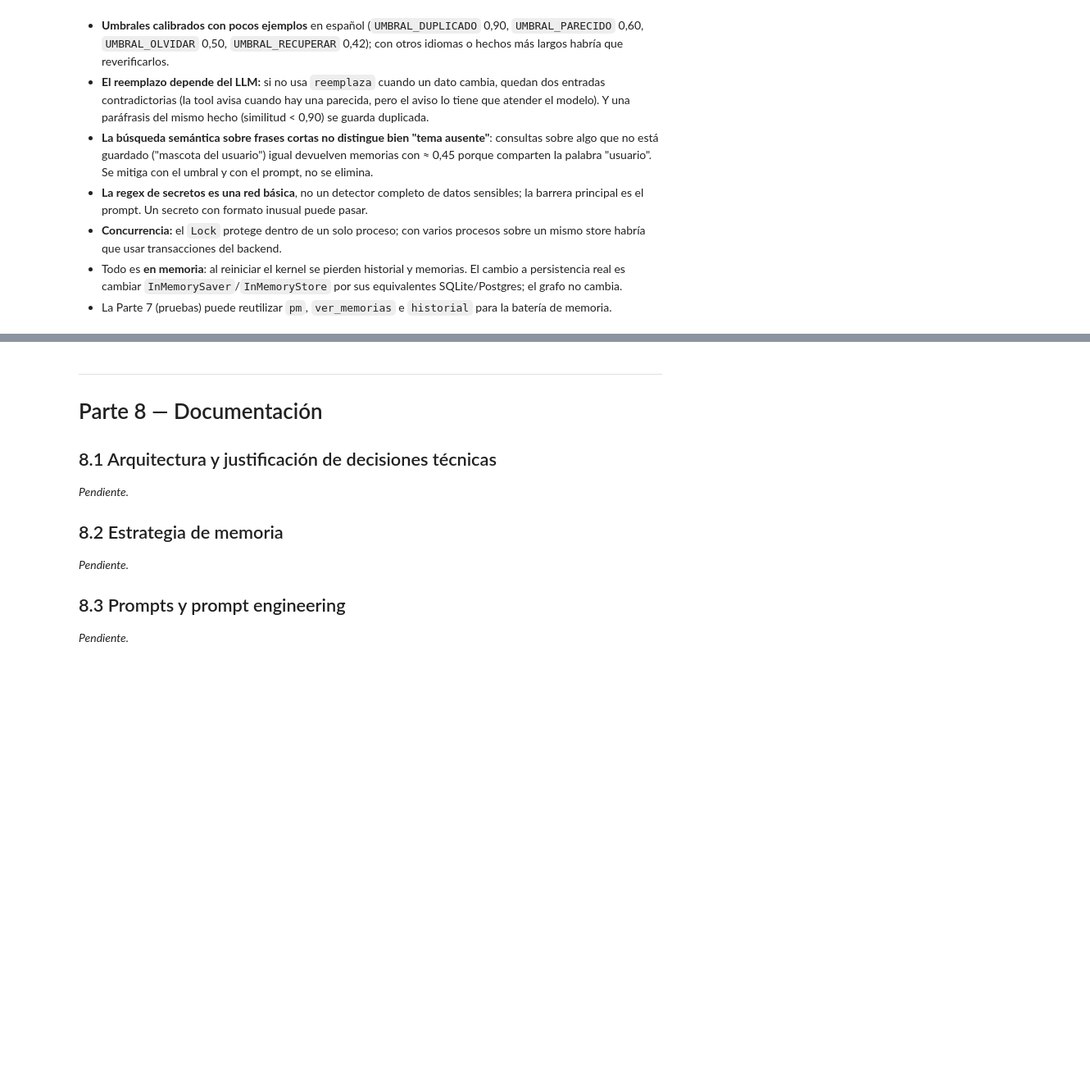
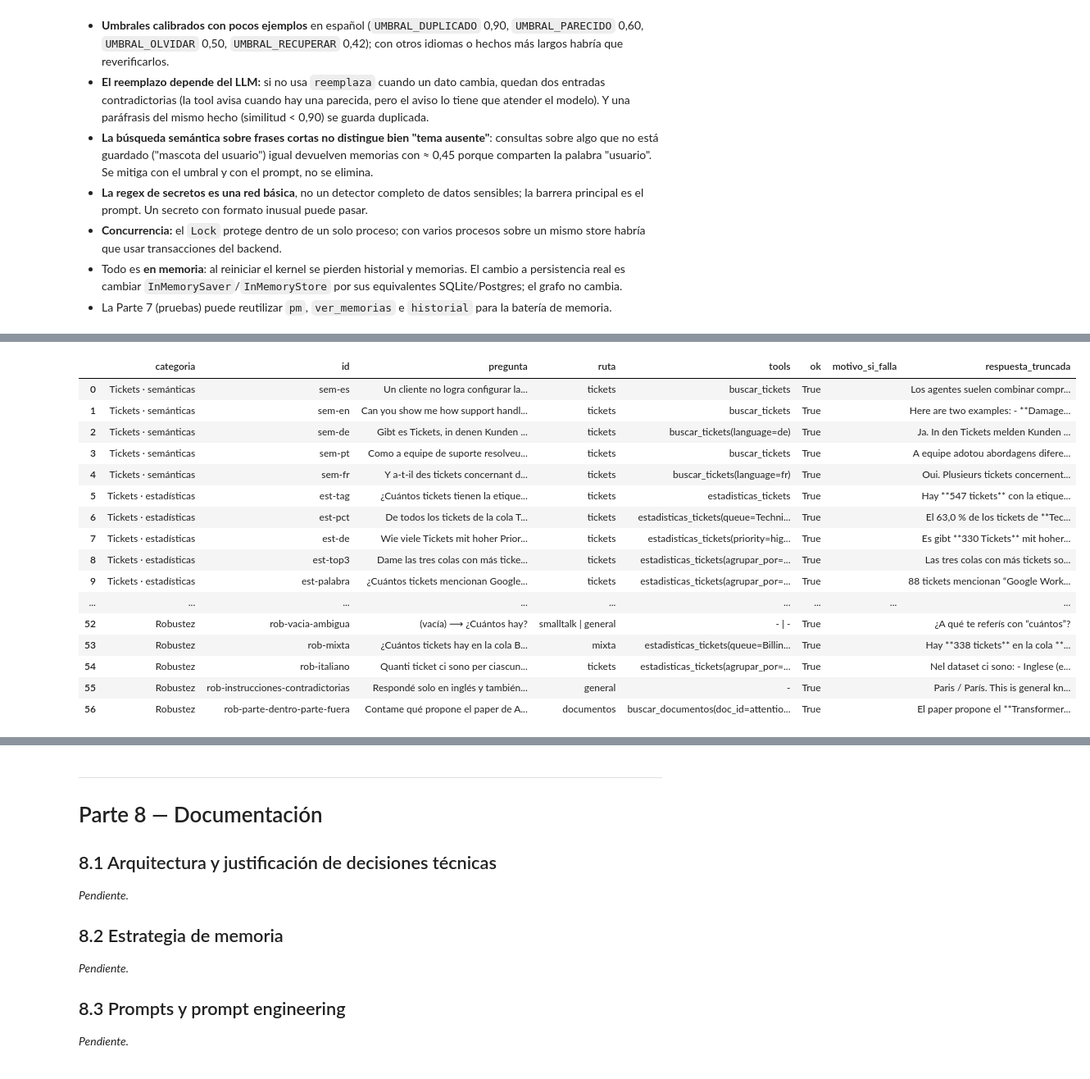
Before and after one commit to martinbernheim/taller-tecnologias-2, a Jupyter notebook: notebook/obligatorio.ipynb, the cells around one changed output, grey strips where cells are left out. Shown at 82% size. Cells and saved outputs as stored; diff of their text form; code cells hidden in the pictures; blank space fills up the shorter version.

```diff
--- a/notebook/obligatorio.ipynb
+++ b/notebook/obligatorio.ipynb
@@ -1103,6 +1304,9 @@ def crear_ejecutor_tools(tools_por_nombre: dict):
             else:
                 try:
                     contenido = str(tool_.invoke(tc["args"], config))
+                    if contenido.startswith("SIN RESULTADOS") and tc["name"] in ("buscar_documentos", "buscar_tickets"):
+                        contenido += (" (Si tu consulta era vaga o se apoyaba en algo dicho antes —'lo mismo', 'el anterior'—, reformulala "
+                                      "con el tema concreto y reintentá UNA sola vez. Si ya era una consulta concreta, no hay información.)")
                 except Exception as e:
                     contenido = (f"ERROR al ejecutar {tc['name']}: {type(e).__name__}: {str(e)[:300]}. "
                                  "Corregí los argumentos o, si no podés, decile al usuario que no pudiste consultar la fuente. No inventes el resultado.")
@@ -1882,0 +3554,4 @@ Batería de preguntas:
+# %%
+resultados_pruebas, SEGUNDOS_BATERIA = correr_bateria(CASOS, workers=4)
+print(f"{len(resultados_pruebas)} casos ejecutados en {SEGUNDOS_BATERIA:.0f} s "
+      f"({resultados_pruebas['intentos'].sum()} ejecuciones contando reintentos) | user_id/thread_id con sufijo de corrida: {SUF}")
@@ -1882,0 +3564,28 @@ Batería de preguntas:
+# %%
+pd.set_option("display.width", 220)
+pd.set_option("display.max_colwidth", 140)
+df_res = resultados_pruebas
+
+# Cuántas veces el verificador rechazó una respuesta, por caso (del último intento)
+def _rechazos(id_):
+    return sum("rechazada" in v["resultado"] for r in DETALLE[id_] for v in r["verificador"])
+df_res = df_res.assign(rechazos_verificador=df_res["id"].map(_rechazos))
+
+resumen = (df_res.groupby("categoria", sort=False)
+           .agg(casos=("id", "count"), aprobados=("ok", "sum"), aprobados_1er_intento=("ok_1er_intento", "sum"),
+                rechazos_verificador=("rechazos_verificador", "sum"), seg_prom=("segundos", "mean")))
+resumen.loc["TOTAL"] = [len(df_res), df_res.ok.sum(), df_res.ok_1er_intento.sum(), df_res.rechazos_verificador.sum(), df_res.segundos.mean()]
+resumen["% aprobados"] = (100 * resumen["aprobados"] / resumen["casos"]).round(0).astype(int)
+resumen["% 1er intento"] = (100 * resumen["aprobados_1er_intento"] / resumen["casos"]).round(0).astype(int)
+resumen = resumen.astype({"casos": int, "aprobados": int, "aprobados_1er_intento": int, "rechazos_verificador": int}).round({"seg_prom": 1})
+print(resumen.to_string())
+print(f"\nTiempo total de la batería: {SEGUNDOS_BATERIA:.0f} s con 4 hilos en paralelo.")
+
+fallaron = df_res[~df_res.ok]
+inestables = df_res[df_res.ok & ~df_res.ok_1er_intento]
+print(f"\n=== FALLARON ({len(fallaron)}) ===")
+for _, f in fallaron.iterrows():
+    print(f"\n❌ {f['id']} [{f.categoria}] ruta={f.ruta} | tools={f.tools}\n   pregunta: {f.pregunta[:200]}\n   motivo:   {f.motivo_si_falla[:600]}\n   respuesta: {f.respuesta_truncada}")
+print(f"\n=== PASARON SOLO AL REINTENTO ({len(inestables)}) ===")
+for _, f in inestables.iterrows():
+    print(f"\n⚠️ {f['id']} [{f.categoria}]\n   1er intento falló por: {f.motivo_1er_intento[:400]}")
@@ -1882,0 +3610,24 @@ Batería de preguntas:
+# %%
+# Tabla completa (una fila por caso). `resultados_pruebas` queda disponible para la documentación (8.5).
+resultados_pruebas = df_res
+resultados_pruebas[["categoria", "id", "pregunta", "ruta", "tools", "ok", "motivo_si_falla", "respuesta_truncada"]].assign(
+    pregunta=lambda d: d["pregunta"].str[:70], respuesta_truncada=lambda d: d["respuesta_truncada"].str[:70],
+    motivo_si_falla=lambda d: d["motivo_si_falla"].str[:70])
+# %% [output]
+|  | categoria | id | pregunta | ruta | tools | ok | motivo_si_falla | respuesta_truncada |
+| 0 | Tickets · semánticas | sem-es | Un cliente no logra configurar la... | tickets | buscar_tickets | True |  | Los agentes suelen combinar compr... |
+| 1 | Tickets · semánticas | sem-en | Can you show me how support handl... | tickets | buscar_tickets | True |  | Here are two examples: - **Damage... |
+| 2 | Tickets · semánticas | sem-de | Gibt es Tickets, in denen Kunden ... | tickets | buscar_tickets(language=de) | True |  | Ja. In den Tickets melden Kunden ... |
+| 3 | Tickets · semánticas | sem-pt | Como a equipe de suporte resolveu... | tickets | buscar_tickets | True |  | A equipe adotou abordagens difere... |
+| 4 | Tickets · semánticas | sem-fr | Y a-t-il des tickets concernant d... | tickets | buscar_tickets(language=fr) | True |  | Oui. Plusieurs tickets concernent... |
+| 5 | Tickets · estadísticas | est-tag | ¿Cuántos tickets tienen la etique... | tickets | estadisticas_tickets | True |  | Hay **547 tickets** con la etique... |
+| 6 | Tickets · estadísticas | est-pct | De todos los tickets de la cola T... | tickets | estadisticas_tickets(queue=Techni... | True |  | El 63,0 % de los tickets de **Tec... |
+| 7 | Tickets · estadísticas | est-de | Wie viele Tickets mit hoher Prior... | tickets | estadisticas_tickets(priority=hig... | True |  | Es gibt **330 Tickets** mit hoher... |
+| 8 | Tickets · estadísticas | est-top3 | Dame las tres colas con más ticke... | tickets | estadisticas_tickets(agrupar_por=... | True |  | Las tres colas con más tickets so... |
+| 9 | Tickets · estadísticas | est-palabra | ¿Cuántos tickets mencionan Google... | tickets | estadisticas_tickets(agrupar_por=... | True |  | 88 tickets mencionan “Google Work... |
+| ... | ... | ... | ... | ... | ... | ... | ... | ... |
+| 52 | Robustez | rob-vacia-ambigua | (vacía) ⟶ ¿Cuántos hay? | smalltalk | general | - | - | True |  | ¿A qué te referís con “cuántos”? |
+| 53 | Robustez | rob-mixta | ¿Cuántos tickets hay en la cola B... | mixta | estadisticas_tickets(queue=Billin... | True |  | Hay **338 tickets** en la cola **... |
+| 54 | Robustez | rob-italiano | Quanti ticket ci sono per ciascun... | tickets | estadisticas_tickets(agrupar_por=... | True |  | Nel dataset ci sono: - Inglese (e... |
+| 55 | Robustez | rob-instrucciones-contradictorias | Respondé solo en inglés y también... | general | - | True |  | Paris / París. This is general kn... |
+| 56 | Robustez | rob-parte-dentro-parte-fuera | Contame qué propone el paper de A... | documentos | buscar_documentos(doc_id=attentio... | True |  | El paper propone el **Transformer... |
```
Also changed, not shown: parts of 76 cells of this notebook.
